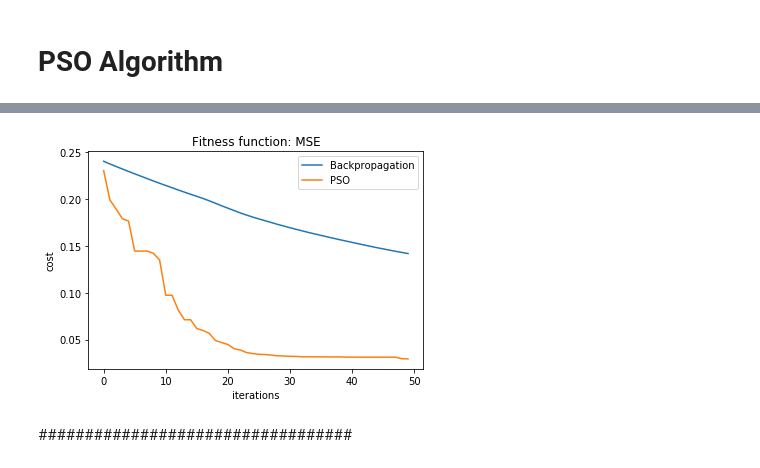
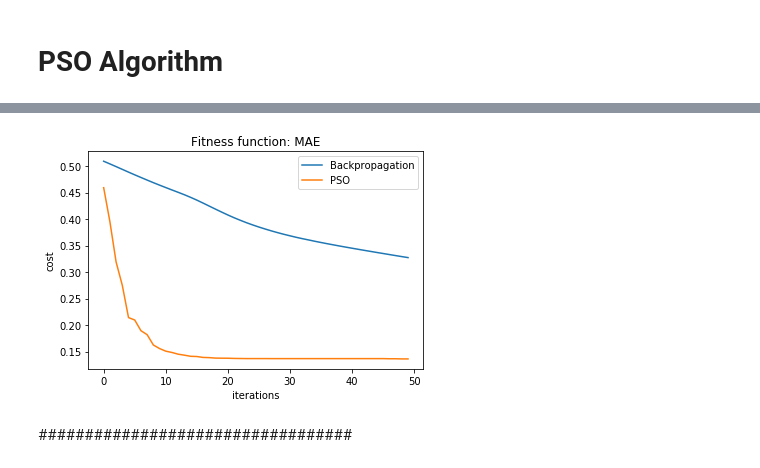
Before and after one commit to germanfarinas/AI-Project3, a Jupyter notebook: AI_project3_mediumdataset.ipynb, the cells around one changed output, grey strips where cells are left out. Drawn from its saved outputs; the diff is of its cells as text; code cells hidden in the pictures.

```diff
--- a/AI_project3_mediumdataset.ipynb
+++ b/AI_project3_mediumdataset.ipynb
@@ -54,7 +54,7 @@ def create_model(N_input,N_hidden,N_output):
   model.add(tf.keras.layers.Dense(N_hidden,input_dim = N_input, activation='relu'))
   model.add(tf.keras.layers.Dense(N_output, activation='sigmoid'))
 
-  model.compile(loss='mean_squared_error',
+  model.compile(loss='mean_absolute_error',
              optimizer='sgd',
              metrics=['accuracy'])
 
@@ -223,7 +223,7 @@ g_bestid = list()
 g_best = 10
 cost = np.zeros(Nepochs)
 #w=np.linspace(2.0, 1.0, num=Nepochs)
-lossf = 'MSE'
+lossf = 'MAE'
 #Start trining
 for k in range(Nepochs):
   #print("Epoch %2d of %2d , best cost = %% 5.2f" %(k,Nepochs,))
@@ -282,16 +282,16 @@ Test accuracy: 0.985915
 # %%
 # history. all losses
 all_loss_mse = model.history.history['loss']
 # show the training errors backpropagation
 plt.plot(np.squeeze(all_loss_mse), label='Backpropagation')
 plt.plot(range(k+1),cost, label='PSO')
 plt.xlabel('iterations');plt.ylabel('cost')
 plt.legend()
-plt.title('Fitness function: MSE')
+plt.title('Fitness function: %s' %(lossf))
 #plt.show()
 fig = plt.gcf()
 fig.savefig('back_prog_vs_pso_%s' %(lossf), format='png')
 # %% [output]
-[figure, old version]
+[figure, new version]
 # %% [markdown]
 ##################################
```
Also changed, not shown: parts of 6 cells of this notebook.
